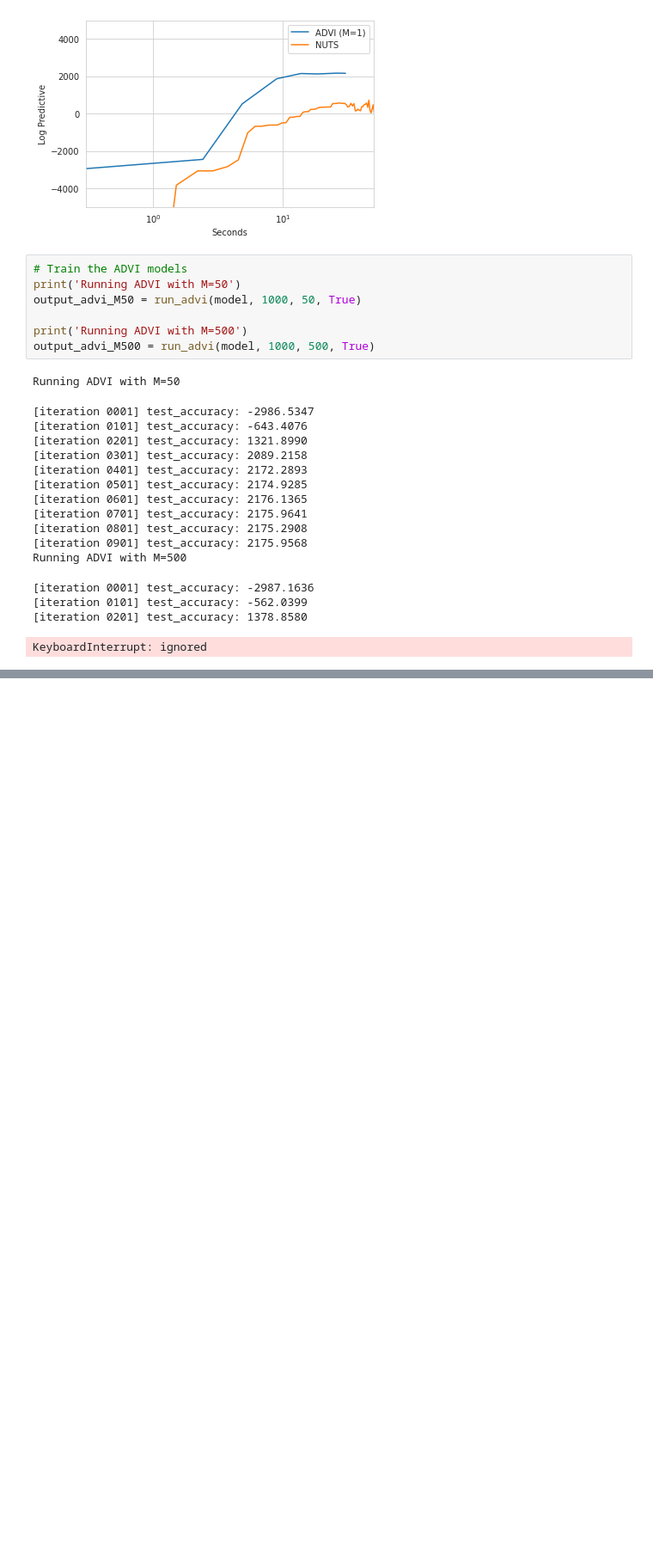
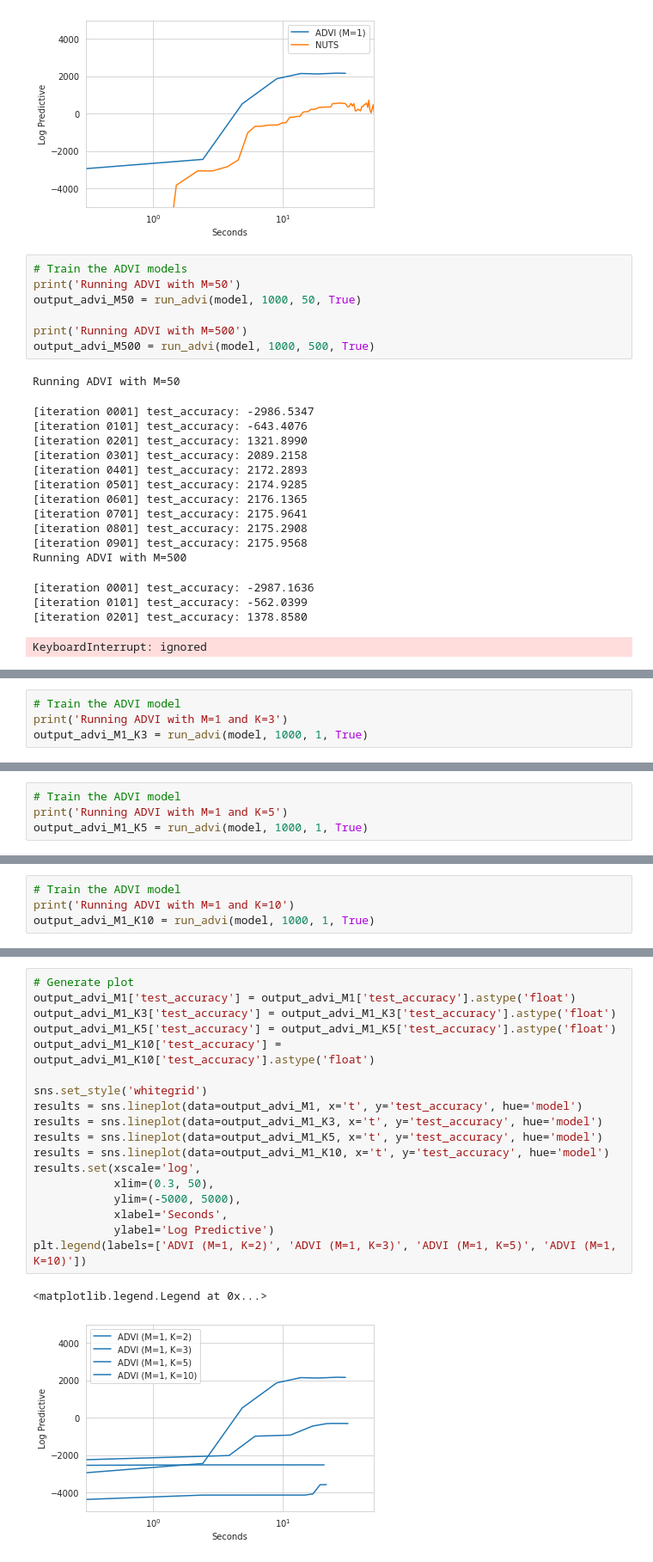
Before and after one commit to lorenzkuhn/advi, a Jupyter notebook: GMM.ipynb, the cells around one changed output, grey strips where cells are left out. Shown at 86% size. Cells and saved outputs as stored; diff of their text form; blank space fills up the shorter version.

```diff
--- a/GMM.ipynb
+++ b/GMM.ipynb
@@ -422,0 +432,4 @@ KeyboardInterrupt: ignored
+# %%
+# Train the ADVI model
+print('Running ADVI with M=1 and K=3')
+output_advi_M1_K3 = run_advi(model, 1000, 1, True)
@@ -422,0 +462,4 @@ KeyboardInterrupt: ignored
+# %%
+# Train the ADVI model
+print('Running ADVI with M=1 and K=5')
+output_advi_M1_K5 = run_advi(model, 1000, 1, True)
@@ -422,0 +494,4 @@ KeyboardInterrupt: ignored
+# %%
+# Train the ADVI model
+print('Running ADVI with M=1 and K=10')
+output_advi_M1_K10 = run_advi(model, 1000, 1, True)
@@ -422,0 +510,21 @@ KeyboardInterrupt: ignored
+# %%
+# Generate plot
+output_advi_M1['test_accuracy'] = output_advi_M1['test_accuracy'].astype('float')
+output_advi_M1_K3['test_accuracy'] = output_advi_M1_K3['test_accuracy'].astype('float')
+output_advi_M1_K5['test_accuracy'] = output_advi_M1_K5['test_accuracy'].astype('float')
+output_advi_M1_K10['test_accuracy'] = output_advi_M1_K10['test_accuracy'].astype('float')
+
+sns.set_style('whitegrid')
+results = sns.lineplot(data=output_advi_M1, x='t', y='test_accuracy', hue='model')
+results = sns.lineplot(data=output_advi_M1_K3, x='t', y='test_accuracy', hue='model')
+results = sns.lineplot(data=output_advi_M1_K5, x='t', y='test_accuracy', hue='model')
+results = sns.lineplot(data=output_advi_M1_K10, x='t', y='test_accuracy', hue='model')
+results.set(xscale='log',
+            xlim=(0.3, 50),
+            ylim=(-5000, 5000),
+            xlabel='Seconds',
+            ylabel='Log Predictive')
+plt.legend(labels=['ADVI (M=1, K=2)', 'ADVI (M=1, K=3)', 'ADVI (M=1, K=5)', 'ADVI (M=1, K=10)'])
+# %% [output]
+<matplotlib.legend.Legend at 0x...>
+[figure, added]
```
Also changed, not shown: parts of 13 cells of this notebook.
